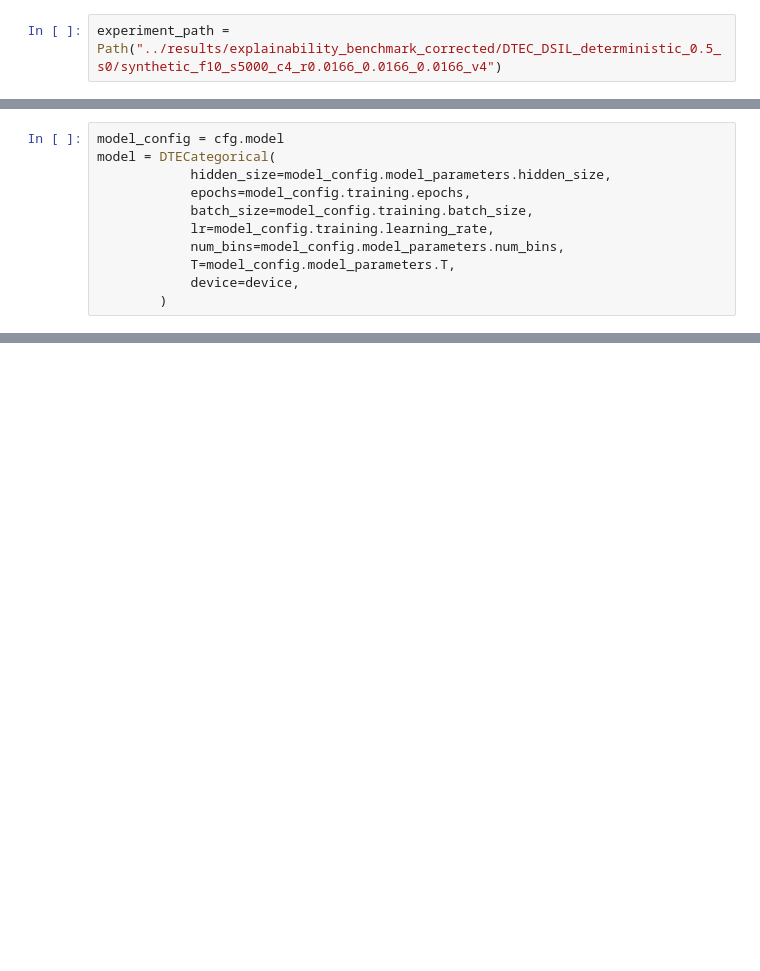
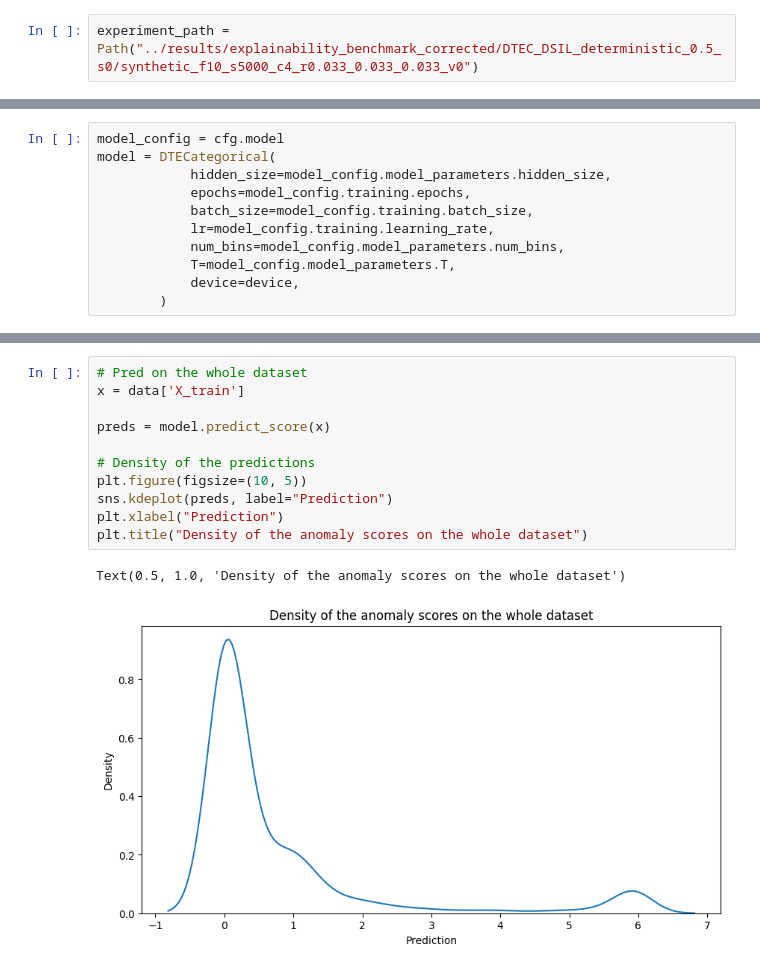
Before and after one commit to ElouanV/iterative_learning_for_anomaly_detection, a Jupyter notebook: notebooks/forward_diffusion_study.ipynb, the cells around one changed output, grey strips where cells are left out. Drawn from its saved outputs; the diff is of its cells as text; blank space fills up the shorter version.

```diff
--- a/notebooks/forward_diffusion_study.ipynb
+++ b/notebooks/forward_diffusion_study.ipynb
@@ -12,7 +12,7 @@ import os
 from hydra import initialize, initialize_config_module, initialize_config_dir, compose
 from omegaconf import OmegaConf
 # %%
-experiment_path = Path("../results/explainability_benchmark_corrected/DTEC_DSIL_deterministic_0.5_s0/synthetic_f10_s5000_c4_r0.0166_0.0166_0.0166_v4")
+experiment_path = Path("../results/explainability_benchmark_corrected/DTEC_DSIL_deterministic_0.5_s0/synthetic_f10_s5000_c4_r0.033_0.033_0.033_v0")
 # %%
 with initialize(version_base=None, config_path=experiment_path.__str__()):
     cfg=compose(config_name="experiment_config.yaml")
@@ -103,0 +170,14 @@ Text(0.5, 1.0, 'Feature importance')
+# %%
+# Pred on the whole dataset
+x = data['X_train']
+
+preds = model.predict_score(x)
+
+# Density of the predictions
+plt.figure(figsize=(10, 5))
+sns.kdeplot(preds, label="Prediction")
+plt.xlabel("Prediction")
+plt.title("Density of the anomaly scores on the whole dataset")
+# %% [output]
+Text(0.5, 1.0, 'Density of the anomaly scores on the whole dataset')
+[figure, added]
```
Also changed, not shown: parts of 24 cells of this notebook, 18 other files.
